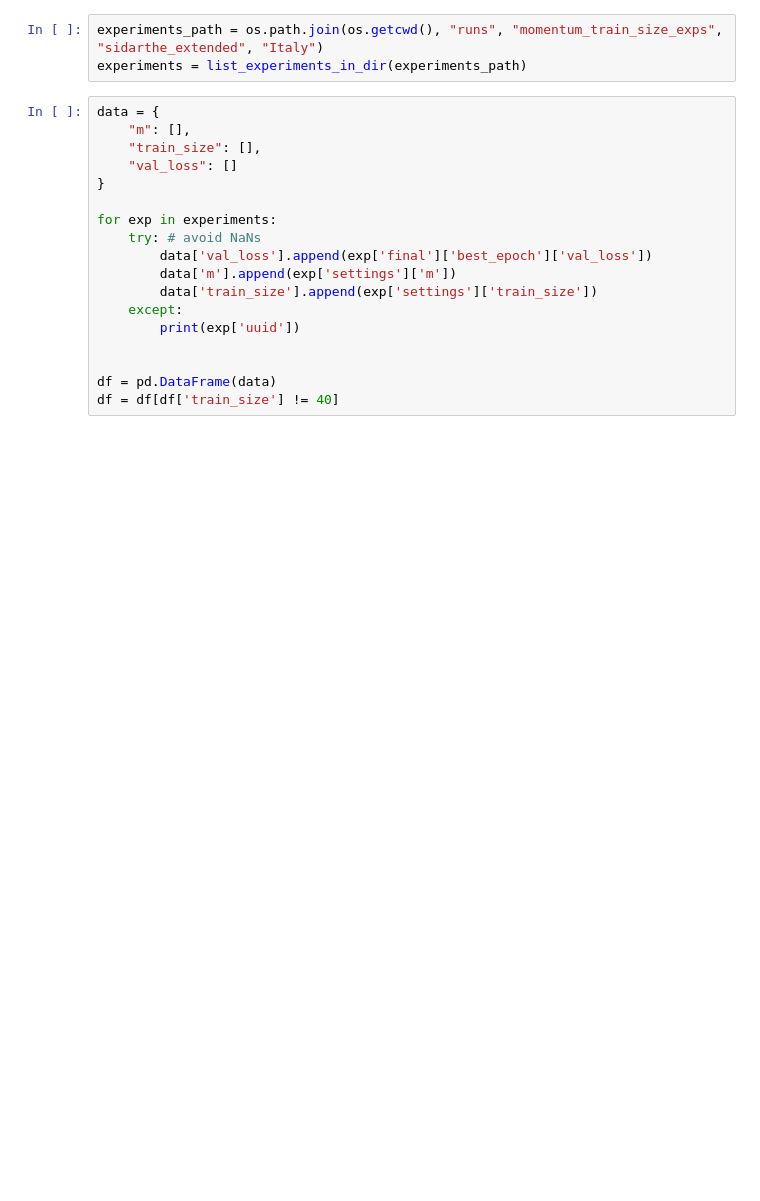
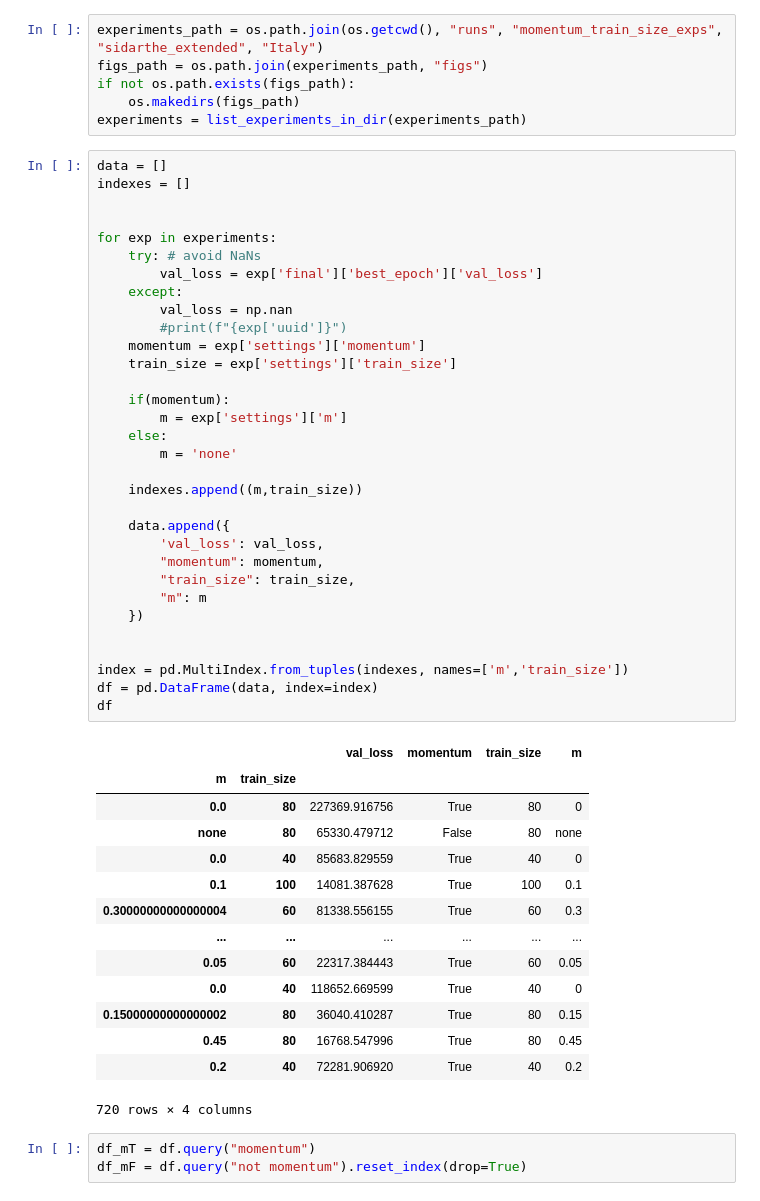
Before and after one commit to sailab-code/learning-sidarthe, a Jupyter notebook: analyze_momentum_train_size_experiments.ipynb, the cells around one changed output. Saved outputs shown, nothing was run; the diff lists cells and outputs as text; blank space fills up the shorter version.

```diff
--- a/analyze_momentum_train_size_experiments.ipynb
+++ b/analyze_momentum_train_size_experiments.ipynb
@@ -12,21 +15,56 @@ from utils.analysys_utils import list_experiments_in_dir
 # %%
 experiments_path = os.path.join(os.getcwd(), "runs", "momentum_train_size_exps", "sidarthe_extended", "Italy")
+figs_path = os.path.join(experiments_path, "figs")
+if not os.path.exists(figs_path):
+    os.makedirs(figs_path)
 experiments = list_experiments_in_dir(experiments_path)
 # %%
-data = {
-    "m": [],
-    "train_size": [],
-    "val_loss": []
-}
+data = []
+indexes = []
+
 
 for exp in experiments:
     try: # avoid NaNs
-        data['val_loss'].append(exp['final']['best_epoch']['val_loss'])
-        data['m'].append(exp['settings']['m'])
-        data['train_size'].append(exp['settings']['train_size'])
+        val_loss = exp['final']['best_epoch']['val_loss']
     except:
-        print(exp['uuid'])
+        val_loss = np.nan
+        #print(f"{exp['uuid']}")
+    momentum = exp['settings']['momentum']
+    train_size = exp['settings']['train_size']
+
+    if(momentum):
+        m = exp['settings']['m']
+    else:
+        m = 'none'
+
+    indexes.append((m,train_size))
+
+    data.append({
+        'val_loss': val_loss,
+        "momentum": momentum,
+        "train_size": train_size,
+        "m": m
+    })
 
 
-df = pd.DataFrame(data)
-df = df[df['train_size'] != 40]
+index = pd.MultiIndex.from_tuples(indexes, names=['m','train_size'])
+df = pd.DataFrame(data, index=index)
+df
+# %% [output]
+|  |  | val_loss | momentum | train_size | m |
+| m | train_size |  |  |  |  |
+| 0.0 | 80 | 227369.916756 | True | 80 | 0 |
+| none | 80 | 65330.479712 | False | 80 | none |
+| 0.0 | 40 | 85683.829559 | True | 40 | 0 |
+| 0.1 | 100 | 14081.387628 | True | 100 | 0.1 |
+| 0.30000000000000004 | 60 | 81338.556155 | True | 60 | 0.3 |
+| ... | ... | ... | ... | ... | ... |
+| 0.05 | 60 | 22317.384443 | True | 60 | 0.05 |
+| 0.0 | 40 | 118652.669599 | True | 40 | 0 |
+| 0.15000000000000002 | 80 | 36040.410287 | True | 80 | 0.15 |
+| 0.45 | 80 | 16768.547996 | True | 80 | 0.45 |
+| 0.2 | 40 | 72281.906920 | True | 40 | 0.2 |
+720 rows × 4 columns
+# %%
+df_mT = df.query("momentum")
+df_mF = df.query("not momentum").reset_index(drop=True)
```
Also changed, not shown: parts of 6 cells of this notebook, 12 other files.
